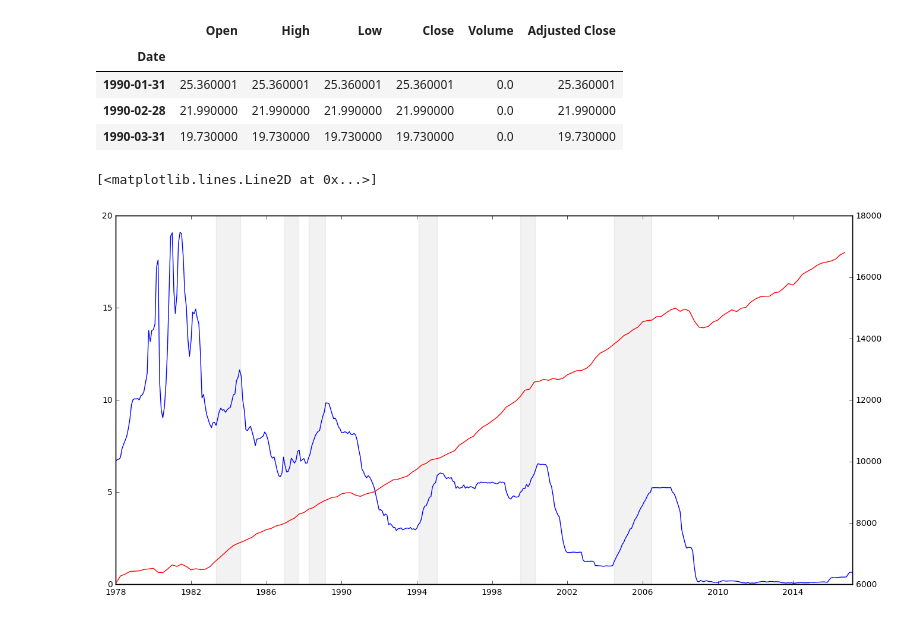
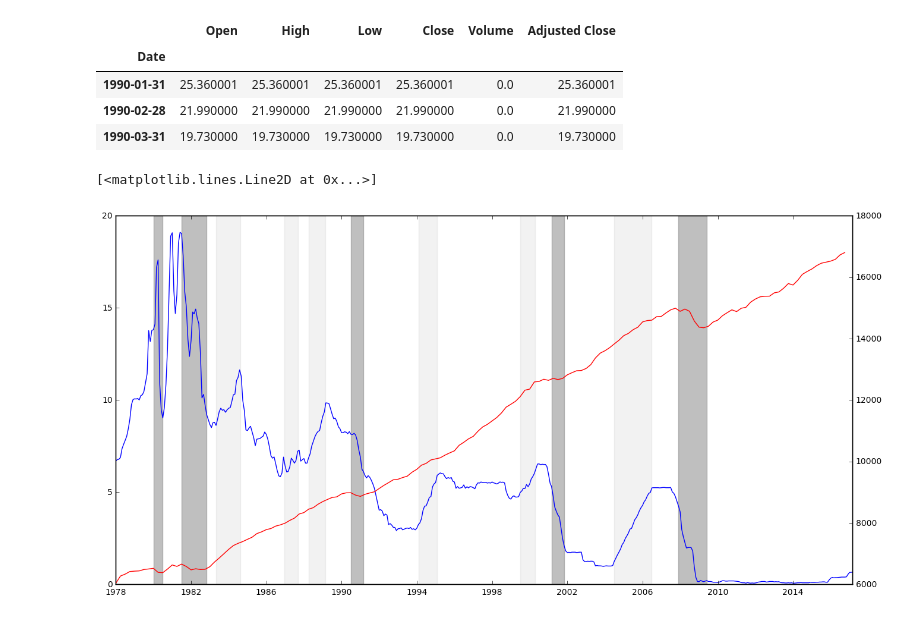
Before and after one commit to AndSoOn/Improvisation, a Jupyter notebook: fed/DataCleaning.ipynb, the cells around one changed output. Cells and saved outputs as stored; diff of their text form; code cells hidden in the pictures.

```diff
--- a/fed/DataCleaning.ipynb
+++ b/fed/DataCleaning.ipynb
@@ -16,0 +19,3 @@ from plotly.graph_objs import *
+# %%
+rec_raw = pd.read_csv('data_raw/List of Recessions.csv')
+rec_raw
@@ -16,0 +38,7 @@ from plotly.graph_objs import *
+# %%
+rec.iloc[ 0, :] = ['1980-01', '1980-07', 6, 7.8, -2.2, rec_raw.Characteristics[9]]
+rec.iloc[ 1, :] = ['1981-07', '1982-11', 16, 10.8, -2.7, rec_raw.Characteristics[10]]
+rec.iloc[ 2, :] = ['1990-07', '1991-03', 8, 7.8, -1.4, rec_raw.Characteristics[11]]
+rec.iloc[ 3, :] = ['2001-03', '2001-11', 8, 6.3, -0.3, rec_raw.Characteristics[12]]
+rec.iloc[ 4, :] = ['2007-12', '2009-06', 18, 10.0, -5.1, rec_raw.Characteristics[13]]
+rec
@@ -35,5 +73,5 @@ df_cycle
 # %%
-fed_rate_raw = pd.read_csv('data/EFFR.csv')
+fed_rate_raw = pd.read_csv('data_raw/EFFR.csv')
 fed_rate_raw.loc[len(fed_rate_raw)] = ['2017-03-01', 0.66]
 fed_rate_raw.DATE = pd.to_datetime(fed_rate_raw.DATE)
 fed_rate_raw.tail()
@@ -47,5 +87,5 @@ fed_rate_raw.tail()
 # %%
-gdp_raw = pd.read_csv('data/gdp_real.csv')
+gdp_raw = pd.read_csv('data_raw/gdp_real.csv')
 #gdp_raw = pd.read_csv('data/gdp_real_rate.csv')
 gdp_raw.columns = ['DATE', 'GDP']
 gdp_raw.DATE = pd.to_datetime(gdp_raw.DATE)
@@ -81,15 +123,17 @@ vix.head(3)
 # %%
 fig, ax1 = plt.subplots()
 fig.set_size_inches(16, 8)
 ax1.plot(df_plot.DATE, df_plot.FEDFUNDS)
 for i in xrange(6):
     ax1.axvspan(df_cycle.iloc[i, 0], df_cycle.iloc[i, 1], alpha=0.1, color='grey')
+    if i < 5:
+        ax1.axvspan(rec.iloc[i, 0], rec.iloc[i, 1], alpha=0.5, color='grey')
 ax2 = ax1.twinx()
 #ax2.plot(sp500.index, sp500['Adjusted Close'], 'r')
 #ax2.plot(dji.index, dji['Adjusted Close'], 'r')
 #ax2.plot(vix.index, vix['Adjusted Close'], 'r')
 ax2.plot(gdp_plot.DATE, gdp_plot.GDP, 'r')
 #py.iplot_mpl(fig, filename='fed_rates_hike')
 # %% [output]
 [<matplotlib.lines.Line2D at 0x...>]
-[figure, old version]
+[figure, new version]
```
Also changed, not shown: parts of 9 cells of this notebook, 6 other files.
